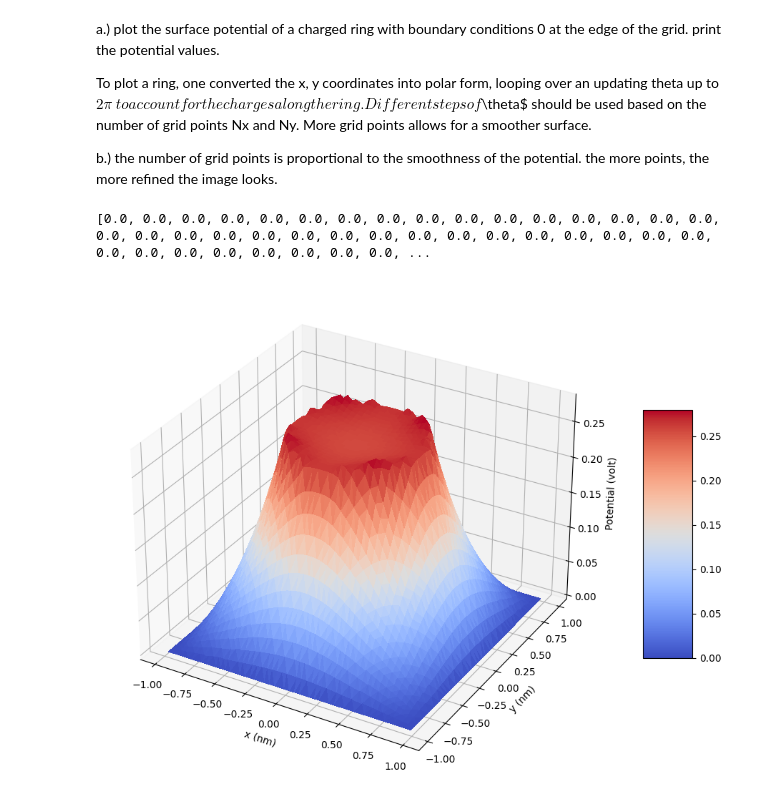
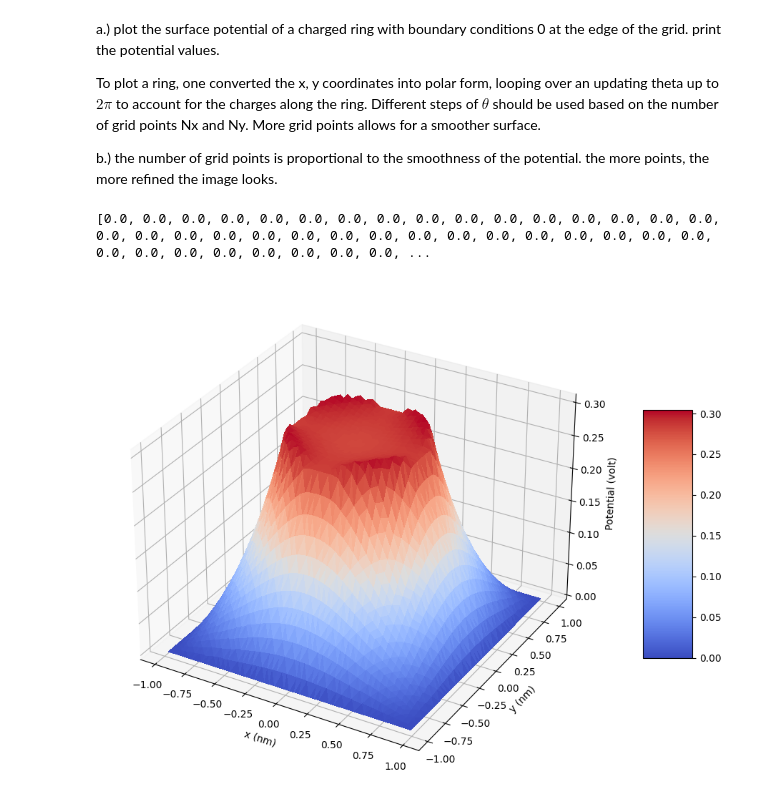
Before and after one commit to PeterK-UWP/Computational_Python, a Jupyter notebook: final_exam/poissons.ipynb, the cells around one changed output. Cells and saved outputs as stored; diff of their text form; code cells hidden in the pictures.

```diff
--- a/final_exam/poissons.ipynb
+++ b/final_exam/poissons.ipynb
@@ -1,7 +1,7 @@
 # %% [markdown]
 a.) plot the surface potential of a charged ring with boundary conditions 0 at the edge of the grid. print the potential values.
 
-To plot a ring, one converted the x, y coordinates into polar form, looping over an updating theta up to $2\pi$ $to account for the charges along the ring. Different steps of $\theta$ should be used based on the number of grid points Nx and Ny. More grid points allows for a smoother surface.
+To plot a ring, one converted the x, y coordinates into polar form, looping over an updating theta up to $2\pi$ to account for the charges along the ring. Different steps of $\theta$ should be used based on the number of grid points Nx and Ny. More grid points allows for a smoother surface.
 
 b.) the number of grid points is proportional to the smoothness of the potential. the more points, the more refined the image looks.
 # %%
@@ -10,7 +10,7 @@ import matplotlib.pyplot as plt
 import time as time
 from matplotlib import cm # cool warm colormap (red(+) blue(-))
 
-
+# how do you draw a circle on a grid, should look like a circle Bressenham Minecarft Circles
 def encode(i, j, Ny):
     """
     Takes matrix element i,j and encodes element based on the coordinate parameter
@@ -126,12 +126,12 @@ def Poisson_2D(cmin, cmax, Nx, Ny, method='jacobi'):
         :param val: charge of the electron/proton dimensionless
         :return: b - numpy array, rhs of the linear equations to be solved
         """
+
         N = Nx * Ny
         b = np.zeros(N)
-
         radius = 0.5 # nm
         theta = 0
-        dtheta = np.pi/180
+        dtheta = np.pi/360
 
         while theta <= 2*np.pi:
             x_val = radius * np.cos(theta)
@@ -141,6 +141,27 @@ def Poisson_2D(cmin, cmax, Nx, Ny, method='jacobi'):
             b[alpha] = val
             theta = theta + dtheta
 
+        # bressenham
+        """
+        err = 0
+        points = []
+        y = 0
+        radius = 0.5
+        x = radius
+        while Nx >= Ny:
+            points.append((Nx + x, Ny + y))
+            points.append((Nx + y, Ny + x))
+            points.append((Nx - y, Ny + x))
+            points.append((Nx - x, Ny + y))
+            points.append((Nx - x, Ny - y))
+            points.append((Nx - y, Ny - x))
+            points.append((Nx + y, Ny - x))
+            points.append((Nx + x, Ny - y))
+            err += 1 + 2*y
+            if 2*(err - x) + 1 > 0:
+                x-= 1
+                err += 1 - 2*x
+        """
         return b
 
     epsilon_0 = 8.854E-12 # Farad/m
@@ -200,31 +221,31 @@ def Poisson_2D(cmin, cmax, Nx, Ny, method='jacobi'):
         compute_time = (end_time - begin_time) * 1000
     """
     X = []
     Y = []
     Potential = []
     # collects the potential into a single array
     for alpha, pot in enumerate(y):
         i, j = i_encode(alpha, Ny)
         xx, yy = grid2real(i, j, cmin, D)
         X.append(xx)
         Y.append(yy)
         Potential.append(pot*phi_0)
     return X, Y, Potential, compute_time
 
 cmin = np.array([-1, -1]) # in nm
 cmax = np.array([1, 1]) # in nm
 x, y, p, t = Poisson_2D(cmin, cmax, 50, 50)
 print(p)
 
 fig = plt.figure(figsize=(16, 9))
 ax = plt.axes(projection='3d')
 surface = ax.plot_trisurf(x, y, p, cmap=cm.coolwarm, linewidth=0, antialiased=False)
 
 ax.set_xlabel("x (nm)")
 ax.set_ylabel("y (nm)")
 ax.set_zlabel("Potential (volt)")
 fig.colorbar(surface, shrink=0.5, aspect=5)
 plt.show()
 # %% [output]
 [0.0, 0.0, 0.0, 0.0, 0.0, 0.0, 0.0, 0.0, 0.0, 0.0, 0.0, 0.0, 0.0, 0.0, 0.0, 0.0, 0.0, 0.0, 0.0, 0.0, 0.0, 0.0, 0.0, 0.0, 0.0, 0.0, 0.0, 0.0, 0.0, 0.0, 0.0, 0.0, 0.0, 0.0, 0.0, 0.0, 0.0, 0.0, 0.0, 0.0, ...
-[figure, old version]
+[figure, new version]
```
Also changed, not shown: 6 other files.
